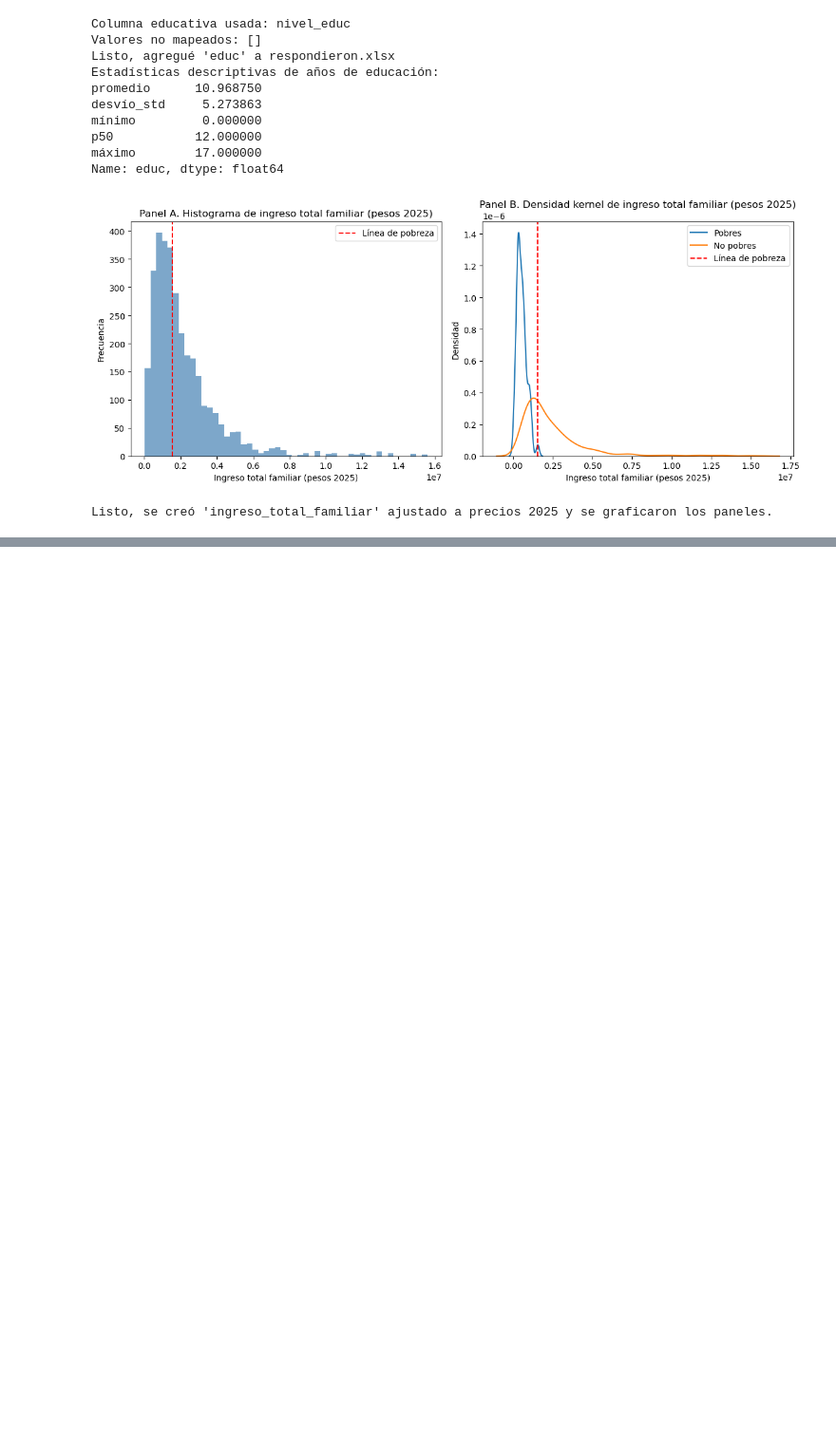
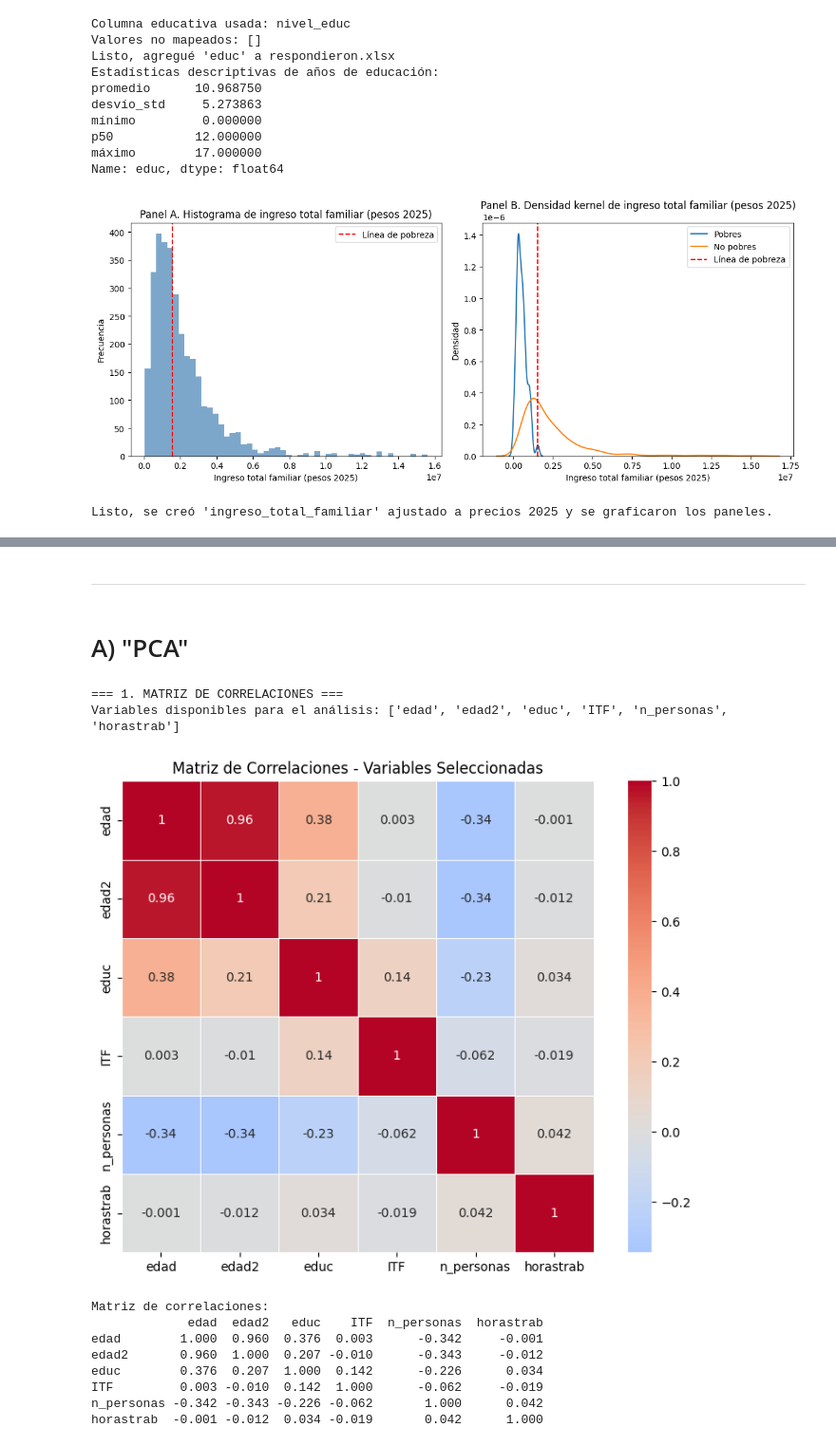
Before and after one commit to Datso653/BigDataUBA-Grupo-4, a Jupyter notebook: TP3b/Untitled.ipynb, the cells around one changed output, grey strips where cells are left out. Shown: that part at 95% size. Saved outputs shown, nothing was run; the diff lists cells and outputs as text; code cells hidden in the pictures; blank space fills up the shorter version.

```diff
--- a/TP3b/Untitled.ipynb
+++ b/TP3b/Untitled.ipynb
@@ -207,0 +362,50 @@ Listo, se creó 'ingreso_total_familiar' ajustado a precios 2025 y se graficaron
+# %% [markdown]
+---
+# %% [markdown]
+#  A) "PCA"
+# %%
+import pandas as pd
+import numpy as np
+import matplotlib.pyplot as plt
+import seaborn as sns
+from sklearn.preprocessing import StandardScaler
+from sklearn.decomposition import PCA
+
+# Cargar la base de datos
+df = pd.read_excel("respondieron_final.xlsx")
+
+# 1. MATRIZ DE CORRELACIONES
+print("=== 1. MATRIZ DE CORRELACIONES ===")
+
+# Seleccionar las variables requeridas
+variables_pca = ['edad', 'edad2', 'educ', 'ITF', 'n_personas', 'horastrab']
+
+# Filtrar solo las variables que existen en el dataframe
+variables_disponibles = [var for var in variables_pca if var in df.columns]
+print(f"Variables disponibles para el análisis: {variables_disponibles}")
+
+# Crear matriz de correlaciones
+corr_matrix = df[variables_disponibles].corr().round(3)
+
+# Graficar matriz de correlaciones
+plt.figure(figsize=(8, 6))
+sns.heatmap(corr_matrix, annot=True, cmap='coolwarm', center=0,
+            square=True, linewidths=0.5)
+plt.title('Matriz de Correlaciones - Variables Seleccionadas')
+plt.tight_layout()
+plt.show()
+
+print("Matriz de correlaciones:")
+print(corr_matrix)
+# %% [output]
+=== 1. MATRIZ DE CORRELACIONES ===
+Variables disponibles para el análisis: ['edad', 'edad2', 'educ', 'ITF', 'n_personas', 'horastrab']
+[figure, added]
+Matriz de correlaciones:
+             edad  edad2   educ    ITF  n_personas  horastrab
+edad        1.000  0.960  0.376  0.003      -0.342     -0.001
+edad2       0.960  1.000  0.207 -0.010      -0.343     -0.012
+educ        0.376  0.207  1.000  0.142      -0.226      0.034
+ITF         0.003 -0.010  0.142  1.000      -0.062     -0.019
+n_personas -0.342 -0.343 -0.226 -0.062       1.000      0.042
+horastrab  -0.001 -0.012  0.034 -0.019       0.042      1.000
```
Also changed, not shown: parts of 10 cells of this notebook.
